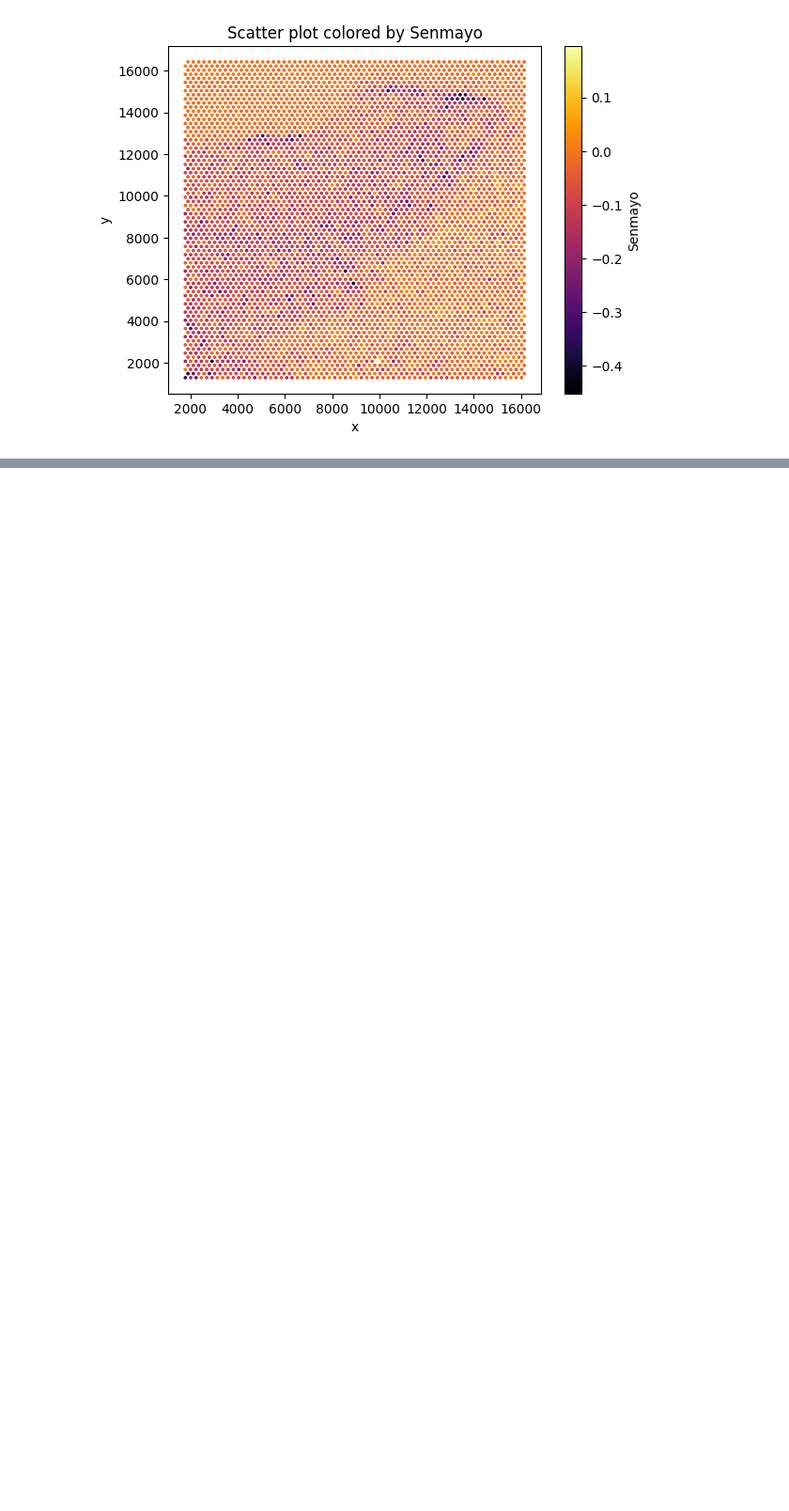
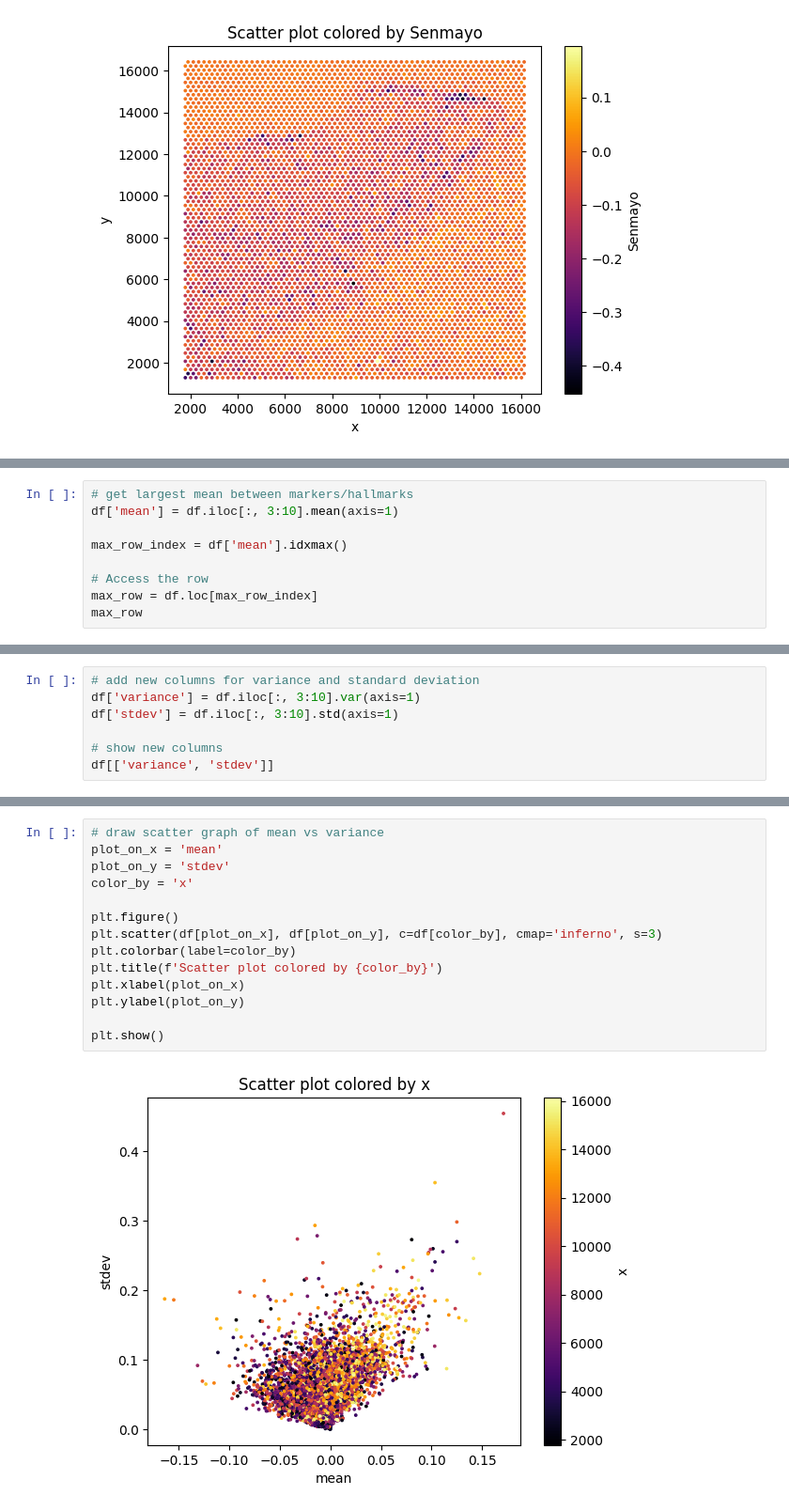
Before and after one commit to cns-iu/hra-organ-gallery-in-vr, a Jupyter notebook: data-processing/process-sennet-biomarker-data.ipynb, the cells around one changed output, grey strips where cells are left out. Shown at 94% size. Drawn from its saved outputs; the diff is of its cells as text; blank space fills up the shorter version.

```diff
--- a/data-processing/process-sennet-biomarker-data.ipynb
+++ b/data-processing/process-sennet-biomarker-data.ipynb
@@ -93,0 +92,9 @@ for color_col in color_columns:
+# %%
+# get largest mean between markers/hallmarks
+df['mean'] = df.iloc[:, 3:10].mean(axis=1)
+
+max_row_index = df['mean'].idxmax()
+
+# Access the row
+max_row = df.loc[max_row_index]
+max_row
@@ -93,0 +118,7 @@ for color_col in color_columns:
+# %%
+# add new columns for variance and standard deviation
+df['variance'] = df.iloc[:, 3:10].var(axis=1)
+df['stdev'] = df.iloc[:, 3:10].std(axis=1)
+
+# show new columns
+df[['variance', 'stdev']]
@@ -93,0 +139,16 @@ for color_col in color_columns:
+# %%
+# draw scatter graph of mean vs variance
+plot_on_x = 'mean'
+plot_on_y = 'stdev'
+color_by = 'x'
+
+plt.figure()
+plt.scatter(df[plot_on_x], df[plot_on_y], c=df[color_by], cmap='inferno', s=3)
+plt.colorbar(label=color_by)
+plt.title(f'Scatter plot colored by {color_by}')
+plt.xlabel(plot_on_x)
+plt.ylabel(plot_on_y)
+
+plt.show()
+# %% [output]
+[figure, added]
```
Also changed, not shown: parts of 6 cells of this notebook.
